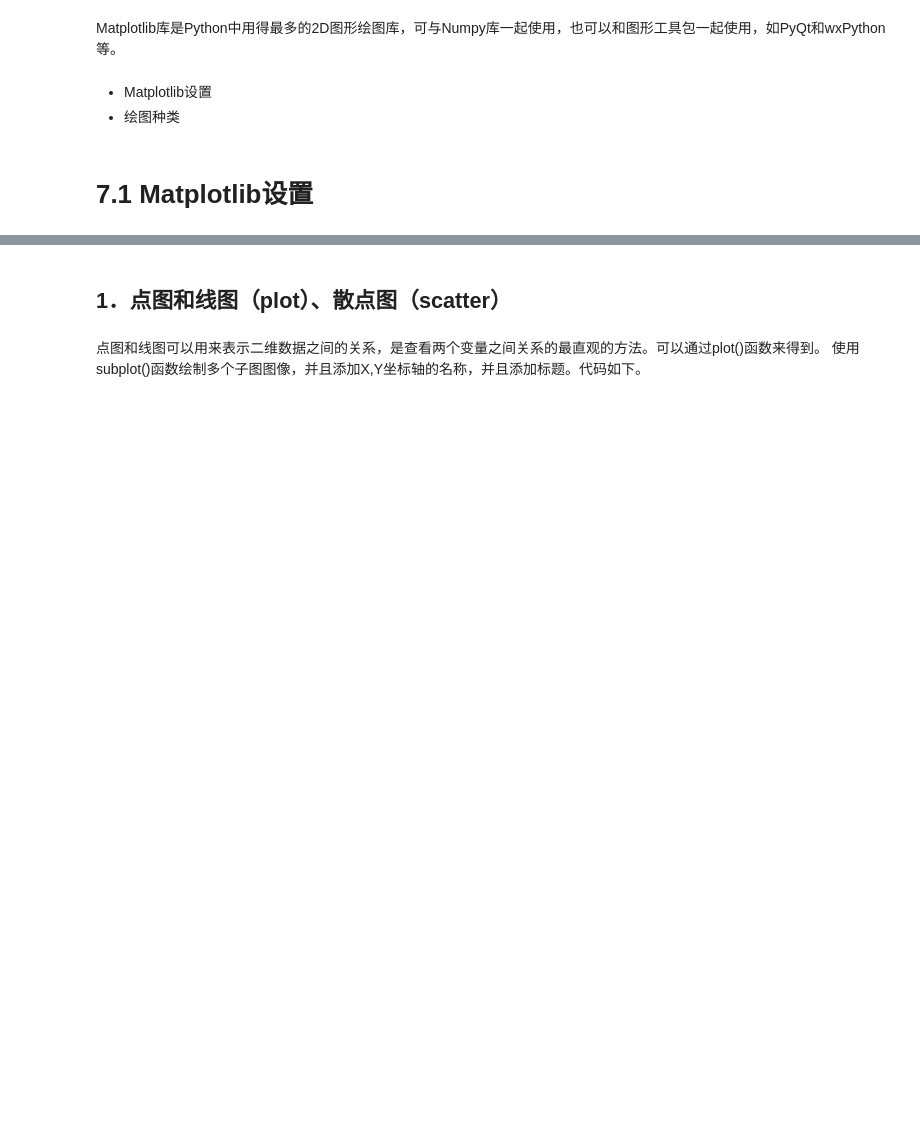
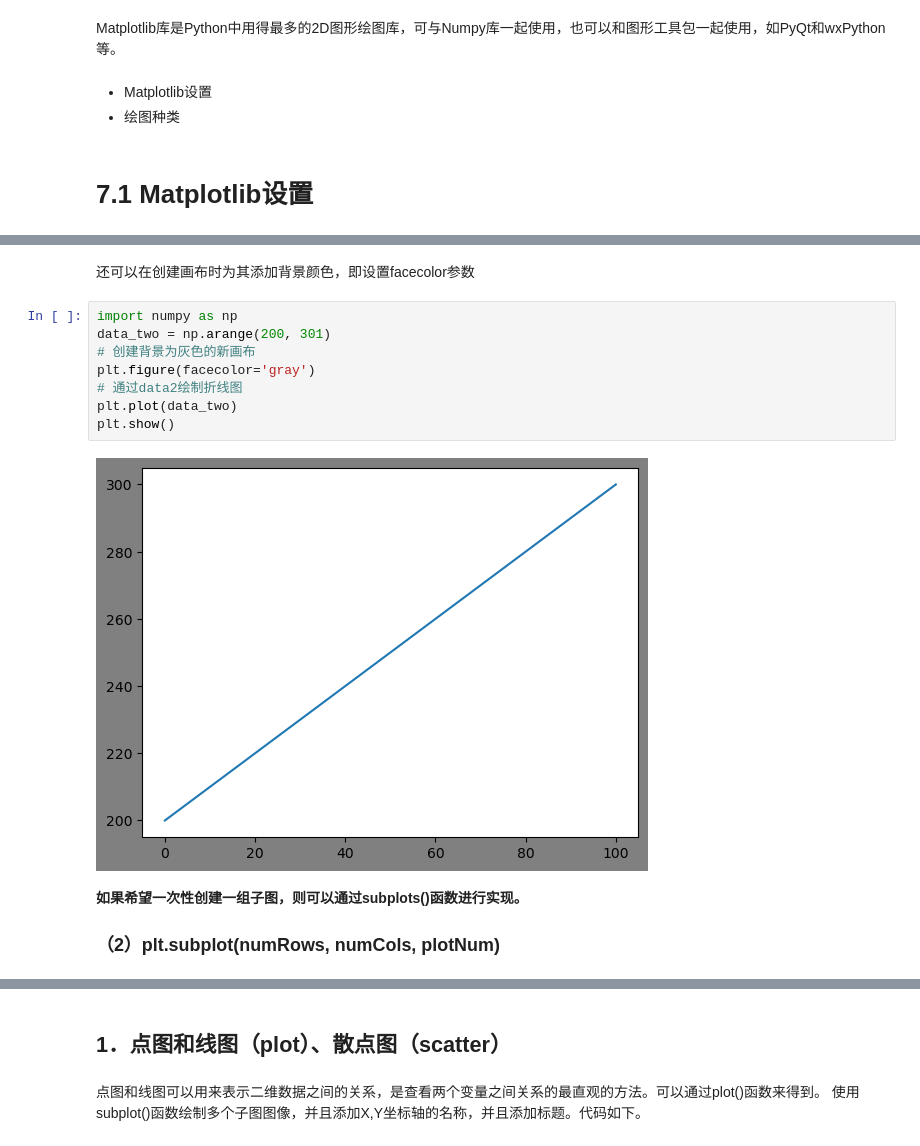
Before and after one commit to grainrain/media-bigdata-analytics, a Jupyter notebook: Chapter07-Matplotlib（2024年2月版本）.ipynb, the cells around one changed output, grey strips where cells are left out. Saved outputs shown, nothing was run; the diff lists cells and outputs as text; blank space fills up the shorter version.

```diff
--- a/Chapter07-Matplotlib（2024年2月版本）.ipynb
+++ b/Chapter07-Matplotlib（2024年2月版本）.ipynb
@@ -91,0 +70,15 @@ alpha：覆盖区域的透明度[0,1],其值越大，表示越不透明
+# %% [markdown]
+还可以在创建画布时为其添加背景颜色，即设置facecolor参数
+# %%
+import numpy as np
+data_two = np.arange(200, 301)
+# 创建背景为灰色的新画布
+plt.figure(facecolor='gray')
+# 通过data2绘制折线图
+plt.plot(data_two)
+plt.show()
+# %% [output]
+[figure, added]
+# %% [markdown]
+**如果希望一次性创建一组子图，则可以通过subplots()函数进行实现。**
+### （2）plt.subplot(numRows, numCols, plotNum)
```
Also changed, not shown: parts of 68 cells of this notebook, 7 other files.
